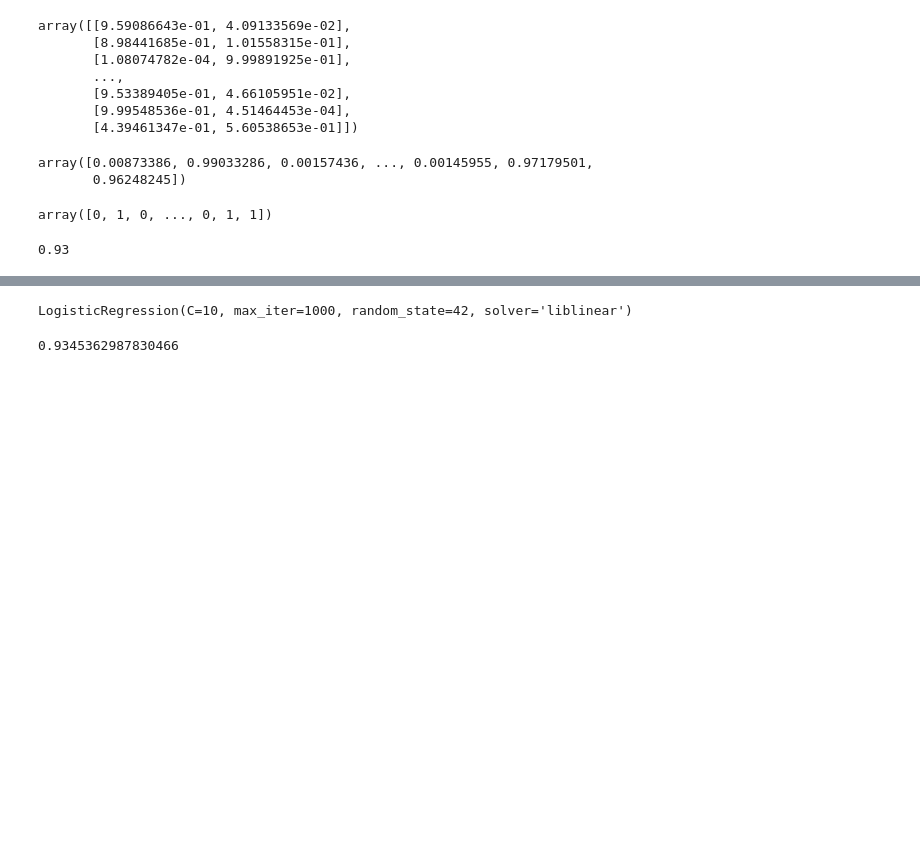
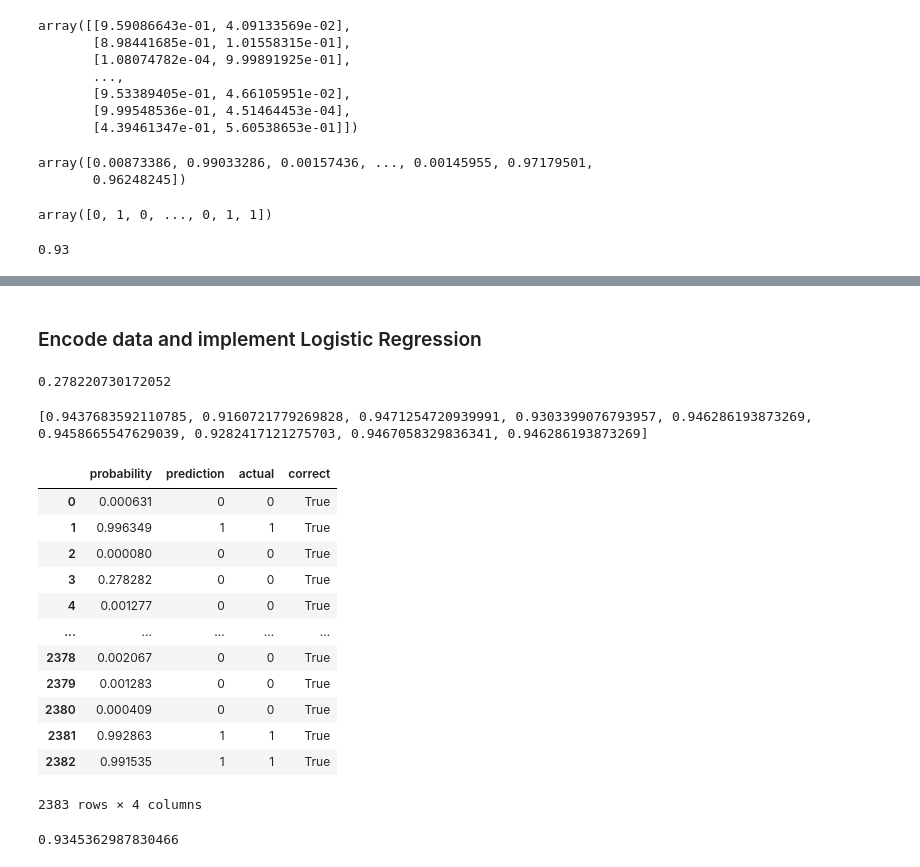
Before and after one commit to Zauralochka/ML-ZoomCamp, a Jupyter notebook: HW3_Classification_23.ipynb, the cells around one changed output, grey strips where cells are left out. Drawn from its saved outputs; the diff is of its cells as text; code cells hidden in the pictures; blank space fills up the shorter version.

```diff
--- a/HW3_Classification_23.ipynb
+++ b/HW3_Classification_23.ipynb
@@ -451,0 +481,15 @@ Note: the difference doesn't have to be positive
+# %%
+full_features = ['make',
+ 'model',
+ 'year',
+ 'engine_hp',
+ 'engine_cylinders',
+ 'transmission_type',
+ 'vehicle_style',
+ 'highway_mpg',
+ 'city_mpg']
+# %%
+# created list of list that contain one less feature
+less_features = []
+for i in range(len(full_features)):
+    less_features.append(full_features[:i] + full_features[i+1:])
@@ -451,0 +511,2 @@ Note: the difference doesn't have to be positive
+# %% [markdown]
+### Encode data and implement Logistic Regression
@@ -452,9 +516,47 @@ Note: the difference doesn't have to be positive
 # %%
 #train the model and try to find less useful feature
+from sklearn.linear_model import LogisticRegression
 model = LogisticRegression(solver='liblinear', C=10, max_iter=1000, random_state=42)
-model.fit(X_train, y_train)
-# %% [output]
-LogisticRegression(C=10, max_iter=1000, random_state=42, solver='liblinear')
+# %%
+more_than_average = (y_pred > 0.5)
+more_than_average.mean()
+# %% [output]
+0.278220730172052
+# %%
+clas_accuracy = []
+for i in range(len(less_features)):
+    train_dict = df_train[less_features[i]].to_dict(orient='records')
+    X_train = dv.fit_transform(train_dict)
+    val_dict = df_val[less_features[i]].to_dict(orient='records')
+    X_val = dv.transform(val_dict)
+    model.fit(X_train, y_train)
+    y_pred = model.predict_proba(X_val)[:, 1]
+    more_than_average = (y_pred > 0.5)
+    df_pred = pd.DataFrame()
+    df_pred['probability'] = y_pred
+    df_pred['prediction'] = more_than_average.astype(int)
+    df_pred['actual'] = y_val
+    df_pred['correct'] = (df_pred['prediction'] == df_pred['actual'])
+    clas_accuracy.append(df_pred.correct.mean())
+print(clas_accuracy)
+# %% [output]
+[0.9437683592110785, 0.9160721779269828, 0.9471254720939991, 0.9303399076793957, 0.946286193873269, 0.9458665547629039, 0.9282417121275703, 0.9467058329836341, 0.946286193873269]
+# %%
+df_pred
+# %% [output]
+|  | probability | prediction | actual | correct |
+| 0 | 0.000631 | 0 | 0 | True |
+| 1 | 0.996349 | 1 | 1 | True |
+| 2 | 0.000080 | 0 | 0 | True |
+| 3 | 0.278282 | 0 | 0 | True |
+| 4 | 0.001277 | 0 | 0 | True |
+| ... | ... | ... | ... | ... |
+| 2378 | 0.002067 | 0 | 0 | True |
+| 2379 | 0.001283 | 0 | 0 | True |
+| 2380 | 0.000409 | 0 | 0 | True |
+| 2381 | 0.992863 | 1 | 1 | True |
+| 2382 | 0.991535 | 1 | 1 | True |
+2383 rows × 4 columns
 # %%
 #import accuracy
 from sklearn.metrics import accuracy_score
```
Also changed, not shown: parts of 54 cells of this notebook.
